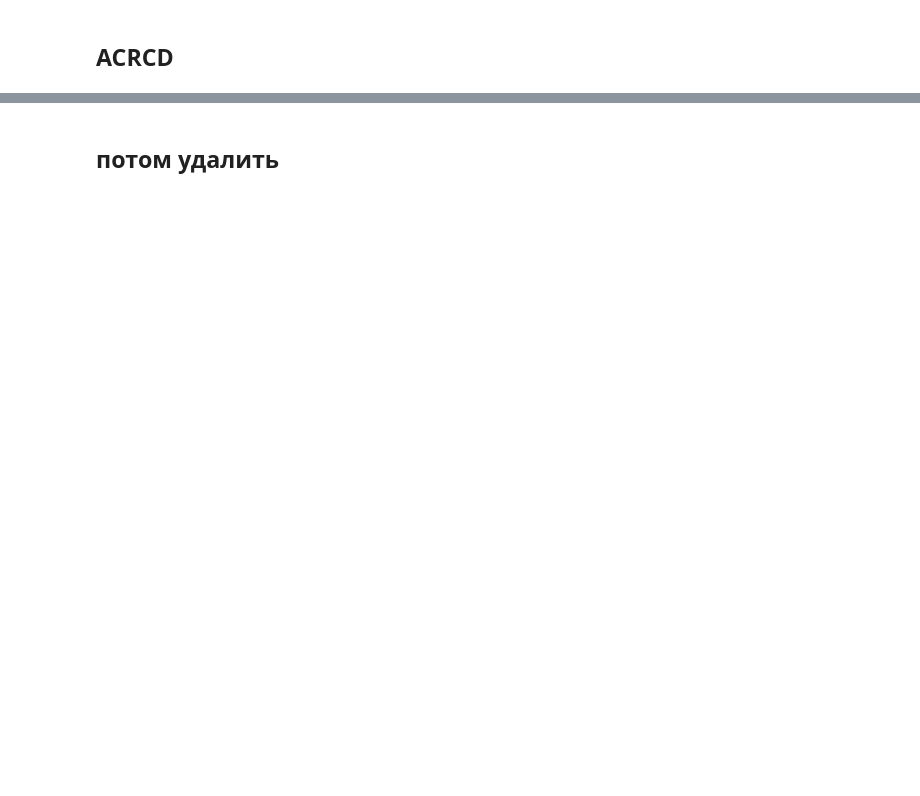
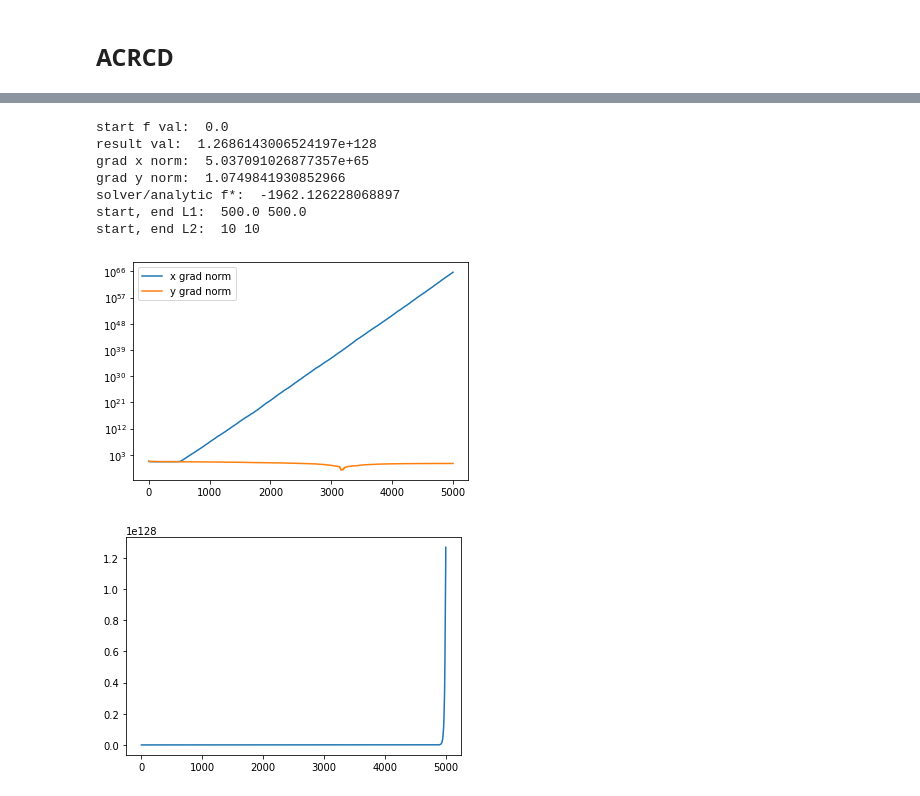
Before and after one commit to Lareton/transport_network_optimization, a Jupyter notebook: sample.ipynb, the cells around one changed output, grey strips where cells are left out. Drawn from its saved outputs; the diff is of its cells as text; code cells hidden in the pictures; blank space fills up the shorter version.

```diff
--- a/sample.ipynb
+++ b/sample.ipynb
@@ -167 +150,13 @@ res_x
+# %%
+test_algo_by_problem(test_problem, algo_func=ACRCD, L1_init=test_problem.La/2, L2_init=test_problem.Lb)
+# %% [output]
+start f val:  0.0
+result val:  1.2686143006524197e+128
+grad x norm:  5.037091026877357e+65
+grad y norm:  1.0749841930852966
+solver/analytic f*:  -1962.126228068897
+start, end L1:  500.0 500.0
+start, end L2:  10 10
+[figure, added]
+[figure, added]
 # %%
@@ -269,2 +235,0 @@ res_x
-# %% [markdown]
-## потом удалить
```
Also changed, not shown: parts of 26 cells of this notebook, 1 other file.
